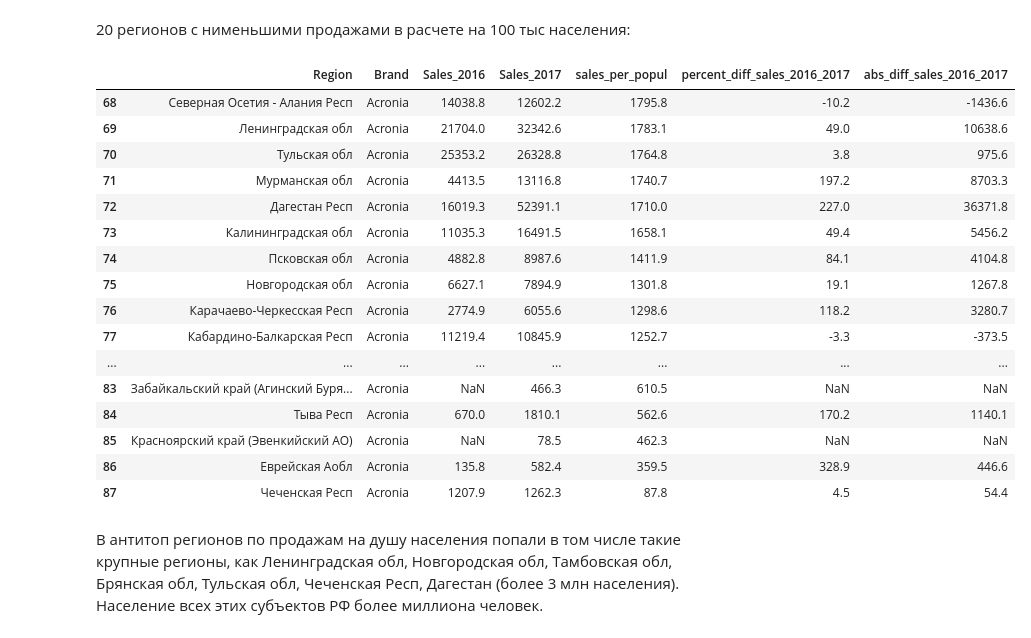
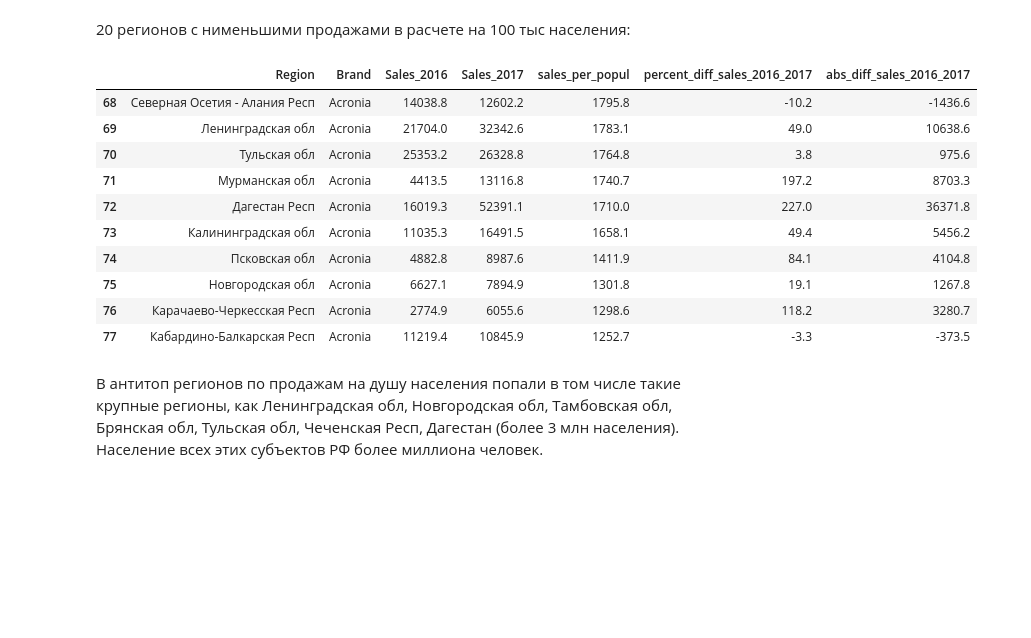
Before and after one commit to olga-abrams/DS_projects, a Jupyter notebook: pharm/pharm.ipynb, the cells around one changed output. Drawn from its saved outputs; the diff is of its cells as text; code cells hidden in the pictures; blank space fills up the shorter version.

```diff
--- a/pharm/pharm.ipynb
+++ b/pharm/pharm.ipynb
@@ -28,6 +28,6 @@ import datetime
 import matplotlib.pyplot as plt
 import seaborn as sns
 
-excel_file = 'Analytical test for candidates Teva.xlsx'
+excel_file = 'SalesData.xlsx'
 engine = 'openpyxl'
 plt.rcParams["figure.figsize"] = (15,8)
@@ -549,25 +531,19 @@ acronia_top
 20 регионов с нименьшими продажами в расчете на 100 тыс населения:
 # %%
 acronia_antitop = acronia.sort_values(by = 'sales_per_popul', ascending = False).reset_index(drop=True).tail(20)
-acronia_antitop
+acronia_antitop.head(10)
 # %% [output]
 |  | Region | Brand | Sales_2016 | Sales_2017 | sales_per_popul | percent_diff_sales_2016_2017 | abs_diff_sales_2016_2017 |
 | 68 | Северная Осетия - Алания Респ | Acronia | 14038.8 | 12602.2 | 1795.8 | -10.2 | -1436.6 |
 | 69 | Ленинградская обл | Acronia | 21704.0 | 32342.6 | 1783.1 | 49.0 | 10638.6 |
 | 70 | Тульская обл | Acronia | 25353.2 | 26328.8 | 1764.8 | 3.8 | 975.6 |
 | 71 | Мурманская обл | Acronia | 4413.5 | 13116.8 | 1740.7 | 197.2 | 8703.3 |
 | 72 | Дагестан Респ | Acronia | 16019.3 | 52391.1 | 1710.0 | 227.0 | 36371.8 |
 | 73 | Калининградская обл | Acronia | 11035.3 | 16491.5 | 1658.1 | 49.4 | 5456.2 |
 | 74 | Псковская обл | Acronia | 4882.8 | 8987.6 | 1411.9 | 84.1 | 4104.8 |
 | 75 | Новгородская обл | Acronia | 6627.1 | 7894.9 | 1301.8 | 19.1 | 1267.8 |
 | 76 | Карачаево-Черкесская Респ | Acronia | 2774.9 | 6055.6 | 1298.6 | 118.2 | 3280.7 |
 | 77 | Кабардино-Балкарская Респ | Acronia | 11219.4 | 10845.9 | 1252.7 | -3.3 | -373.5 |
-| ... | ... | ... | ... | ... | ... | ... | ... |
-| 83 | Забайкальский край (Агинский Буря... | Acronia | NaN | 466.3 | 610.5 | NaN | NaN |
-| 84 | Тыва Респ | Acronia | 670.0 | 1810.1 | 562.6 | 170.2 | 1140.1 |
-| 85 | Красноярский край (Эвенкийский АО) | Acronia | NaN | 78.5 | 462.3 | NaN | NaN |
-| 86 | Еврейская Аобл | Acronia | 135.8 | 582.4 | 359.5 | 328.9 | 446.6 |
-| 87 | Чеченская Респ | Acronia | 1207.9 | 1262.3 | 87.8 | 4.5 | 54.4 |
 # %% [markdown]
 В антитоп регионов по продажам на душу населения попали в том числе такие крупные регионы, как Ленинградская обл, Новгородская обл, Тамбовская обл, Брянская обл, Тульская обл, Чеченская Респ, Дагестан (более 3 млн населения). Население всех этих субъектов РФ более миллиона человек.
 # %% [markdown]
```
Also changed, not shown: parts of 5 cells of this notebook.
